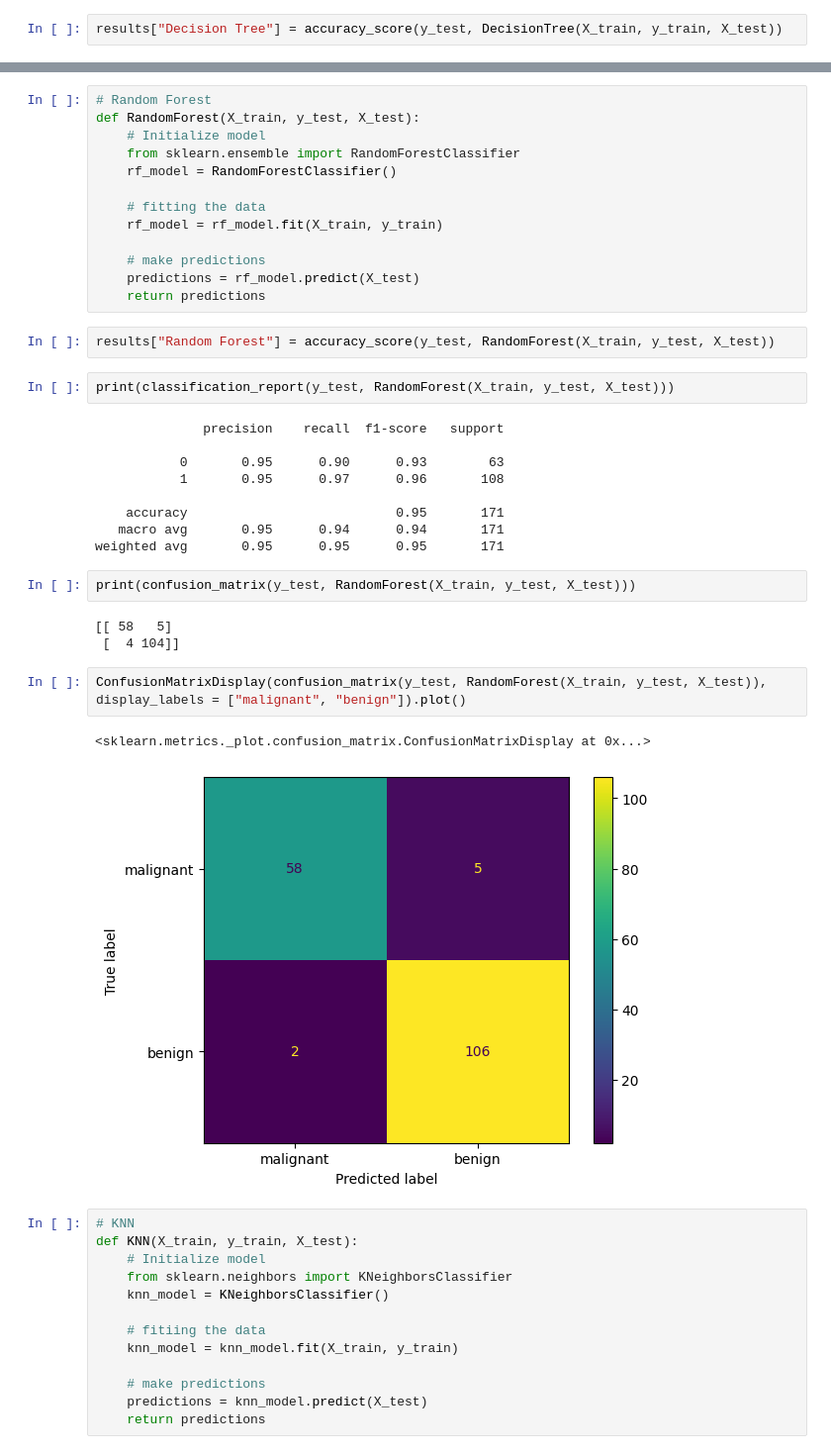
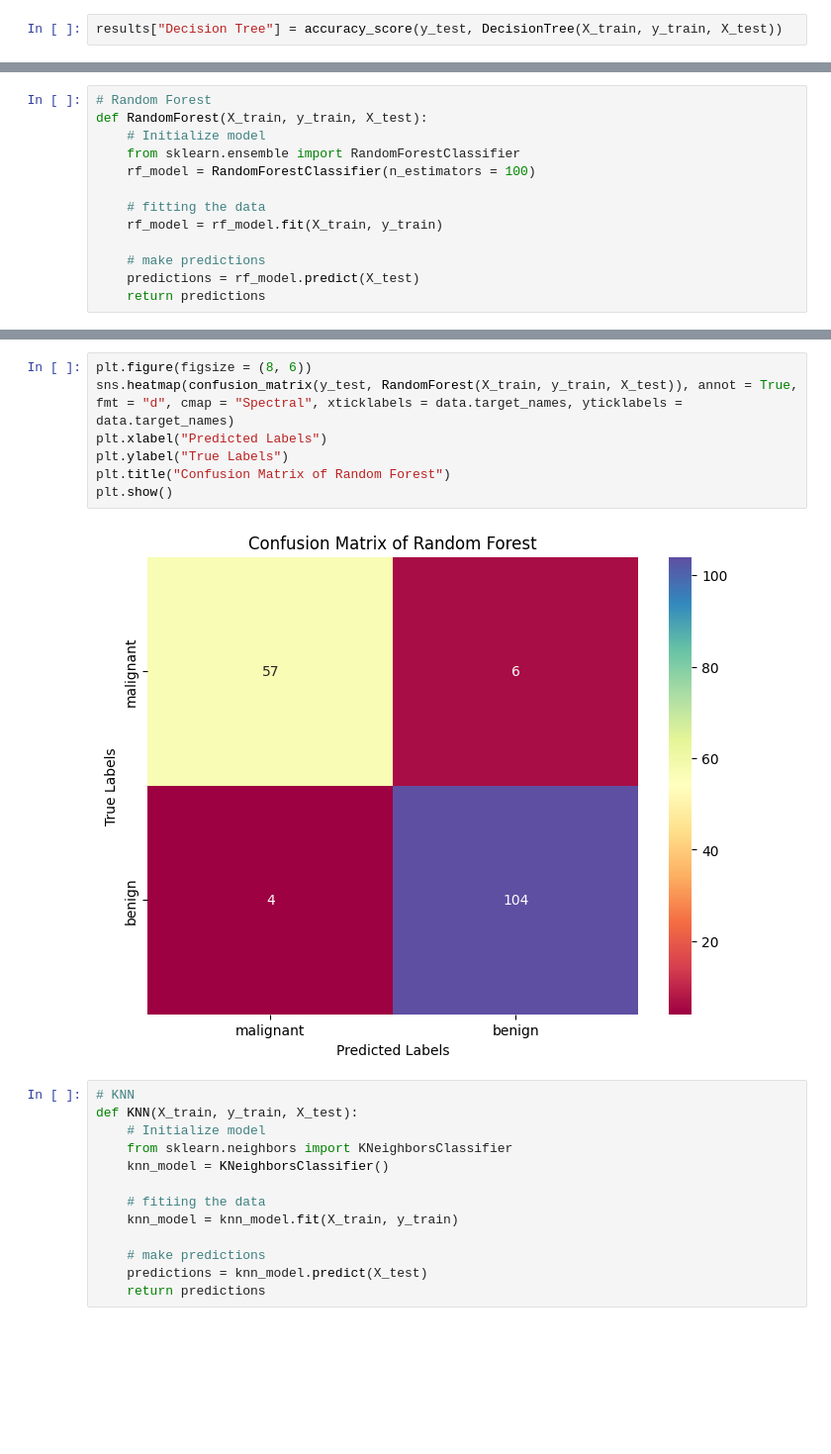
Before and after one commit to Octo-Data-Scientist/Machine-Learning-Projects, a Jupyter notebook: breast_cancer.ipynb, the cells around one changed output, grey strips where cells are left out. Shown at 99% size. Drawn from its saved outputs; the diff is of its cells as text; blank space fills up the shorter version.

```diff
--- a/breast_cancer.ipynb
+++ b/breast_cancer.ipynb
@@ -175,0 +191,13 @@ print(confusion_matrix(y_test, DecisionTree(X_train, y_train, X_test)))
+# %%
+# Random Forest
+def RandomForest(X_train, y_train, X_test):
+    # Initialize model
+    from sklearn.ensemble import RandomForestClassifier
+    rf_model = RandomForestClassifier(n_estimators = 100)
+
+    # fitting the data
+    rf_model = rf_model.fit(X_train, y_train)
+
+    # make predictions
+    predictions = rf_model.predict(X_test)
+    return predictions
@@ -181,39 +222,12 @@ ConfusionMatrixDisplay(confusion_matrix(y_test, DecisionTree(X_train, y_train, X
-# %%
-# Random Forest
-def RandomForest(X_train, y_test, X_test):
-    # Initialize model
-    from sklearn.ensemble import RandomForestClassifier
-    rf_model = RandomForestClassifier()
-
-    # fitting the data
-    rf_model = rf_model.fit(X_train, y_train)
-
-    # make predictions
-    predictions = rf_model.predict(X_test)
-    return predictions
-# %%
-results["Random Forest"] = accuracy_score(y_test, RandomForest(X_train, y_test, X_test))
-# %%
-print(classification_report(y_test, RandomForest(X_train, y_test, X_test)))
-# %% [output]
-              precision    recall  f1-score   support
-
-           0       0.95      0.90      0.93        63
-           1       0.95      0.97      0.96       108
-
-    accuracy                           0.95       171
-   macro avg       0.95      0.94      0.94       171
-weighted avg       0.95      0.95      0.95       171
-# %%
-print(confusion_matrix(y_test, RandomForest(X_train, y_test, X_test)))
-# %% [output]
-[[ 58   5]
- [  4 104]]
-# %%
-ConfusionMatrixDisplay(confusion_matrix(y_test, RandomForest(X_train, y_test, X_test)), display_labels = ["malignant", "benign"]).plot()
-# %% [output]
-<sklearn.metrics._plot.confusion_matrix.ConfusionMatrixDisplay at 0x...>
-[figure, removed]
+# %%
+plt.figure(figsize = (8, 6))
+sns.heatmap(confusion_matrix(y_test, RandomForest(X_train, y_train, X_test)), annot = True, fmt = "d", cmap = "Spectral", xticklabels = data.target_names, yticklabels = data.target_names)
+plt.xlabel("Predicted Labels")
+plt.ylabel("True Labels")
+plt.title("Confusion Matrix of Random Forest")
+plt.show()
+# %% [output]
+[figure, added]
 # %%
 # KNN
 def KNN(X_train, y_train, X_test):
```
Also changed, not shown: parts of 14 cells of this notebook, 1 other file.
